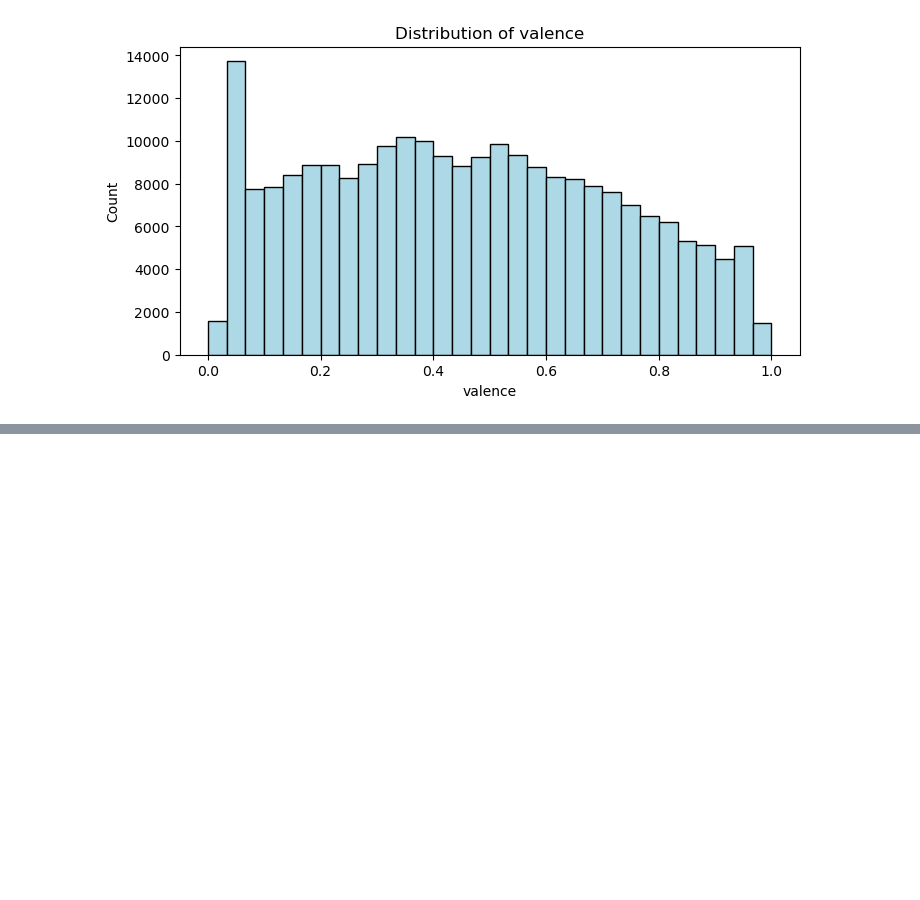
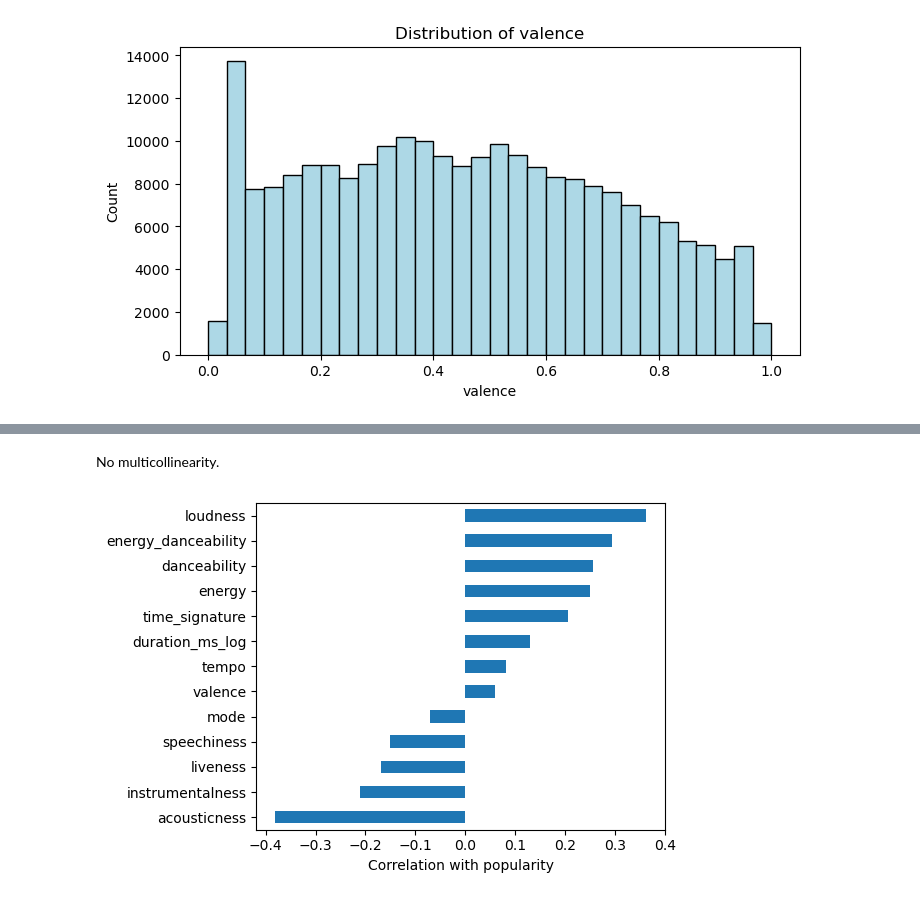
Before and after one commit to jeelfaldu7/predicting_spotify_song_popularity, a Jupyter notebook: notebook.ipynb, the cells around one changed output, grey strips where cells are left out. Saved outputs shown, nothing was run; the diff lists cells and outputs as text; code cells hidden in the pictures; blank space fills up the shorter version.

```diff
--- a/notebook.ipynb
+++ b/notebook.ipynb
@@ -146,3 +292,18 @@ for one_col in numeric_cols:
+# %% [markdown]
+No multicollinearity.
+# %%
+# Let's explore how target is correlated to numeric features
+
+num_features = data.select_dtypes(include='number').columns.drop('popularity')
+corr = data[num_features].corrwith(data['popularity']).sort_values()
+
+plt.figure(figsize=(6, 4))
+corr.plot.barh()
+plt.xlabel('Correlation with popularity')
+plt.tight_layout()
+plt.show()
+# %% [output]
+[figure, added]
 # %%
 # Creating feature names list
 # features = ['danceability', 'energy', 'acousticness', 'instrumentalness',
```
Also changed, not shown: parts of 16 cells of this notebook.
